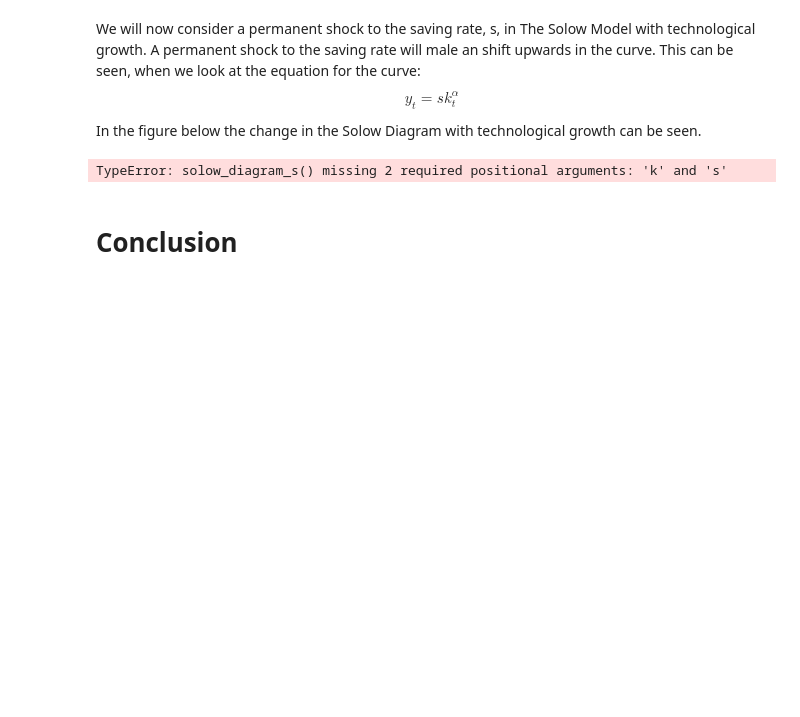
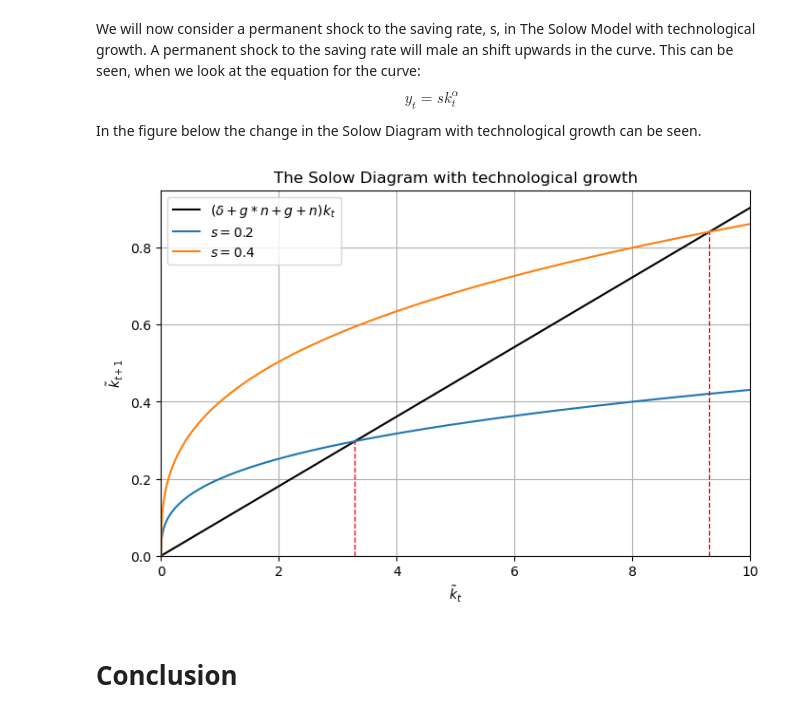
Before and after one commit to NumEconCopenhagen/projects-2024-sarah-og-pernille, a Jupyter notebook: modelproject/modelproject.ipynb, the cells around one changed output. Saved outputs shown, nothing was run; the diff lists cells and outputs as text; code cells hidden in the pictures; blank space fills up the shorter version.

```diff
--- a/modelproject/modelproject.ipynb
+++ b/modelproject/modelproject.ipynb
@@ -315,43 +315,52 @@ We will now consider a permanent shock to the saving rate, s, in The Solow Model
 $$y_t=sk_t^\alpha$$
 In the figure below the change in the Solow Diagram with technological growth can be seen.
 # %%
-#The parameters
 g = 0.02
 delta = 0.05
 n = 0.02
 alpha = 1/3
 
-def solow_diagram_s(k: int, n: float, s: float, g: float, alpha: float, delta: float, kmax_s: int, kline_s: float):
-    # Definition of the values of k, the growth rate of k and the diagonal line
+def solow_diagram_s(kmax_s: int, kline_s: float, s_values: list):
+    # Definition of the values of k and the diagonal line
     k_values_s = np.linspace(0, kmax_s, 1000)
-    k_growth_s_low = s * k_values_s**alpha, s==0.2
-    k_growth_s_high = s * k_values_s**alpha, s==0.4
     diagonal_s = (n + g + delta + n*g) * k_values_s
 
-    #  Calculation of steady state for capital per capita
-    k_star_s = ((delta+g*n+g+n)/(s))**(1/(alpha-1))
-
-    # The figure size and the two graphs
+    # The figure size and the graph
     plt.figure(figsize=(8, 5))
     plt.plot(k_values_s, diagonal_s, label=r'$(\delta+g*n+g+n)k_t$', color='black')
-    plt.plot(k_values_s, k_growth_s_low, label=r'$y_t = sk_t^{\alpha}$', color='mediumorchid')
-    plt.plot(k_values_s, k_growth_s_high, label=r'$y_t = sk_t^{\alpha}$', color='red')
 
-    #The steady state point, the starting point and the labels:
-    plt.axvline(x=kline_s, linestyle='--', color='royalblue', label=r'$k_0$')
-    plt.axvline(x=k_star_s, linestyle='--', color='gold', label=r'$k*$')
+    # Plotting for each value of s
+    for s in s_values:
+        k_growth_s = s * k_values_s**alpha
+        plt.plot(k_values_s, k_growth_s, label=f'$s={s}$')
+
+    # Finding intersection points
+    intersection_points = []
+    for s in s_values:
+        k_growth_s = s * k_values_s**alpha
+        intersection_point = np.argwhere(np.diff(np.sign(k_growth_s - diagonal_s))).flatten()
+        intersection_points.append((k_values_s[intersection_point], k_growth_s[intersection_point]))
+
+    # Plotting dotted lines where the diagonal line and the curves intersect each other
+    for point in intersection_points:
+        x = point[0]
+        y = point[1]
+        plt.vlines(x, 0, y, colors='r', linestyles='--', lw=1)
+
+    # Figure details
     plt.xlim(0, kmax_s)
+    plt.ylim(0, None)
     plt.xlabel('$\~{k}_t$')
     plt.ylabel('$\~{k}_{t+1}$')
     plt.legend()
     plt.title('The Solow Diagram with technological growth')
     plt.grid(True)
     plt.show()
 
-# Showing plot
-solow_diagram_s(kmax_s=10, g = 0.02, delta = 0.05, n = 0.02, alpha = 1/3, kline_s=5)
+# Showing plot with two different values of s
+solow_diagram_s(kmax_s=10, kline_s=5, s_values=[0.2, 0.4])
 # %% [output]
-TypeError: solow_diagram_s() missing 2 required positional arguments: 'k' and 's'
+[figure, added]
 # %% [markdown]
 # Conclusion
 # %% [markdown]
```
